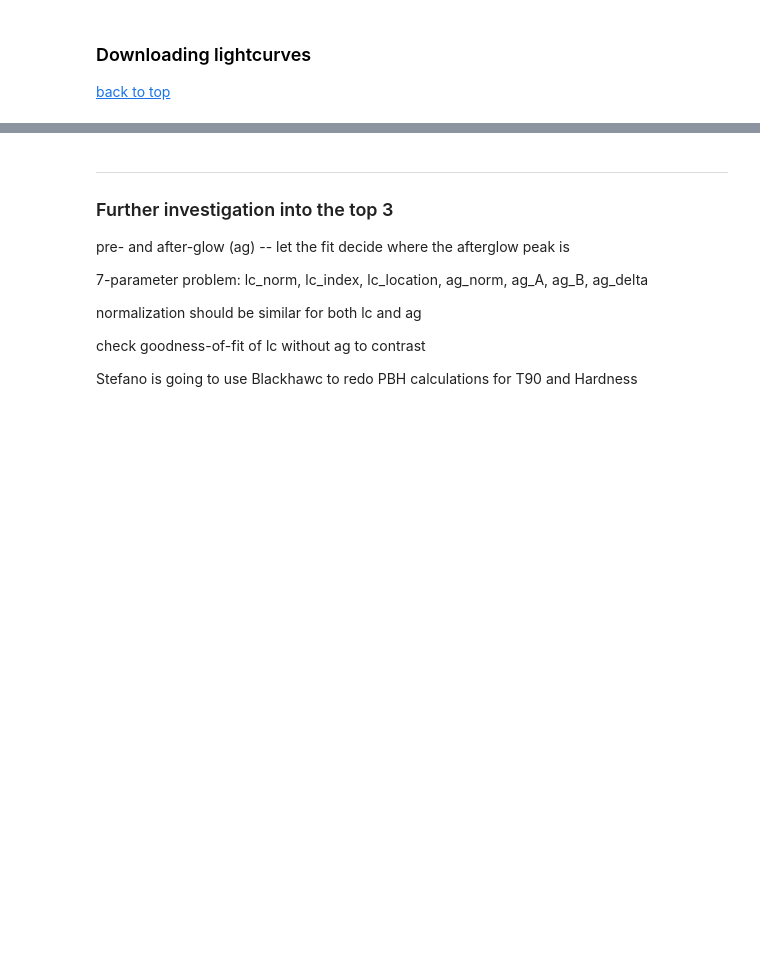
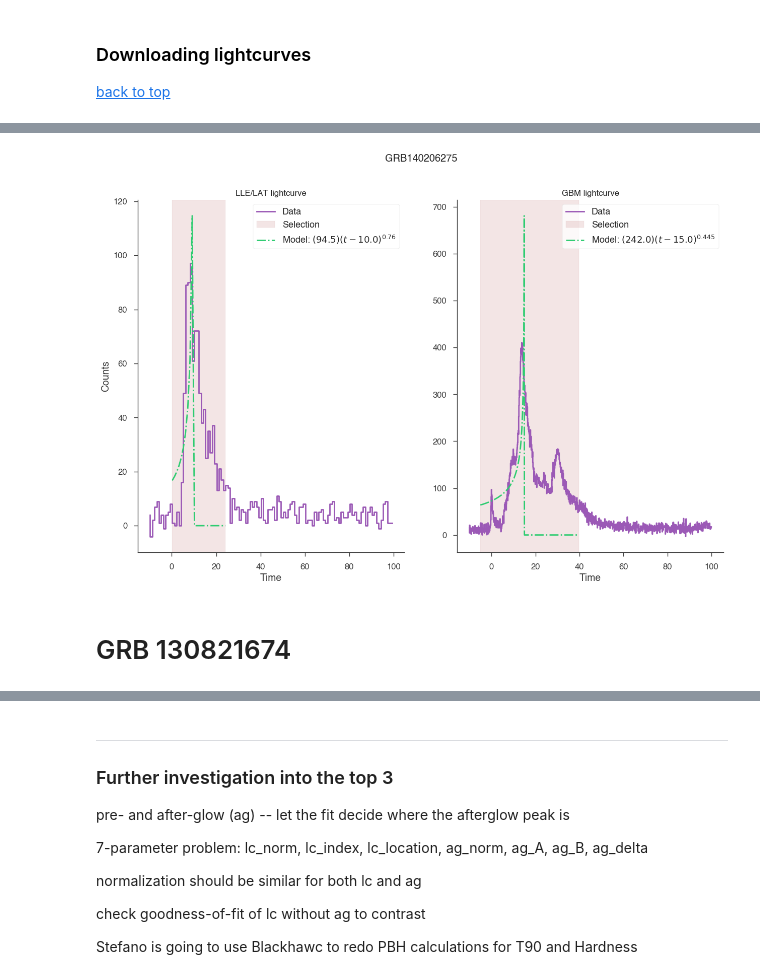
Before and after one commit to xboluna/Research, a Jupyter notebook: BHRad/Lightcurve_Fitting/Fitting.ipynb, the cells around one changed output, grey strips where cells are left out. Saved outputs shown, nothing was run; the diff lists cells and outputs as text; code cells hidden in the pictures; blank space fills up the shorter version.

Commit message:
Some fitted candidates

```diff
--- a/BHRad/Lightcurve_Fitting/Fitting.ipynb
+++ b/BHRad/Lightcurve_Fitting/Fitting.ipynb
@@ -317,0 +376,40 @@ plt.legend()
+# %%
+fig, ax = plt.subplots(1,2)
+
+# Plot LLE data
+ax[0].step(LAT_14_data['Start'], LAT_14_data['Counts'] - LAT_14_selection['Min sub'], label = 'Data')
+ax[0].axvspan(LAT_14_selection['Time'].iloc[0], LAT_14_selection['Time'].iloc[-1], alpha=0.1, color = 'darkred', label = 'Selection')
+
+
+
+# Plot GBM data
+ax[1].step(GBM_14_data['Start'], GBM_14_data['AvgCounts'] - GBM_14_selection['Min sub'], label = 'Data')
+ax[1].axvspan(GBM_14_selection['Time'].iloc[0], GBM_14_selection['Time'].iloc[-1], alpha=0.1, color = 'darkred', label = 'Selection')
+
+
+# Plot LAT model
+model = simplified_lightcurve(LAT_14_selection['Time'], 94.5, 0.76, 10.)#100.5, .771, 10)
+labelstr = r'Model: $(%s)(t-%s)^{%s}}$'%(94.5, 10.0, .760)
+ax[0].plot(LAT_14_selection['Time'], model, '-.', label = labelstr)
+
+# Plot GBM model
+model = simplified_lightcurve(GBM_14_selection['Time'], 242, 0.445, 15.)#240, .46, 14.99)
+labelstr = r'Model: $(%s)(t-%s)^{%s}}$'%(242., 15.0, .445)
+ax[1].plot(GBM_14_selection['Time'], model, '-.', label = labelstr)
+
+
+fig.set_figwidth(15)
+ax[0].legend(fontsize=13)
+ax[1].legend(fontsize=13)
+ax[0].set_ylabel('Counts')
+ax[0].set_xlabel('Time')
+ax[1].set_xlabel('Time')
+ax[0].set_title('LLE/LAT lightcurve')
+ax[1].set_title('GBM lightcurve')
+
+fig.suptitle('GRB140206275')
+fig.savefig('Fitted_GRB140206275.png', dpi=500)
+# %% [output]
+[figure, added]
+# %% [markdown]
+# GRB 130821674
```
Also changed, not shown: parts of 18 cells of this notebook, 4 other files.
